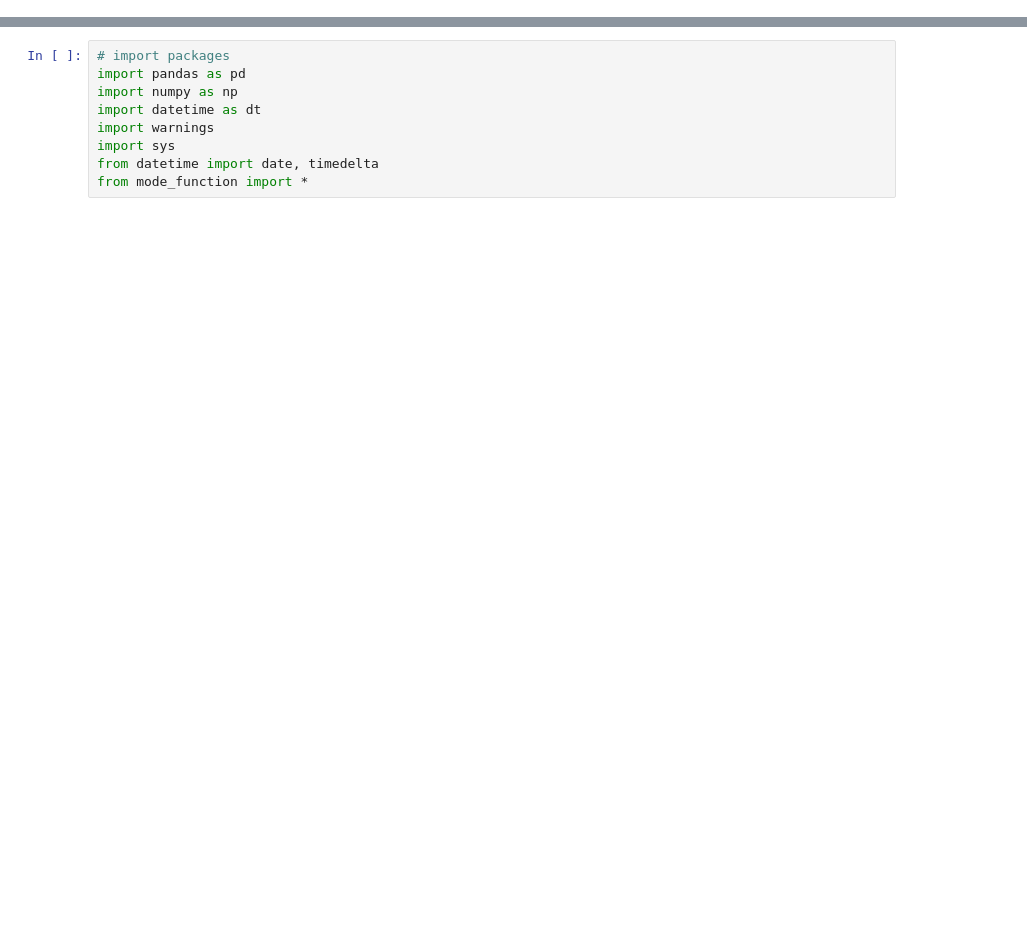
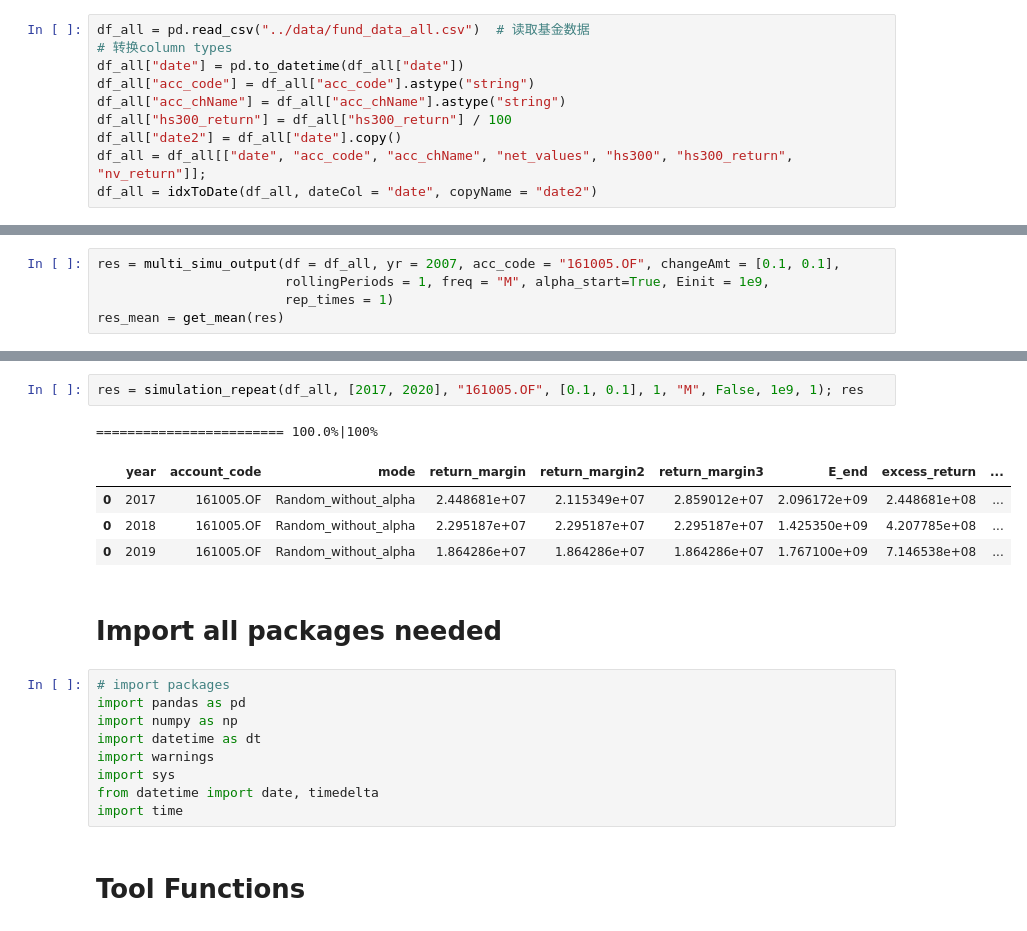
Before and after one commit to Kyle-J-Sun/fund_stimulation, a Jupyter notebook: code/fund_simulation.ipynb, the cells around one changed output, grey strips where cells are left out. Cells and saved outputs as stored; diff of their text form; blank space fills up the shorter version.

```diff
--- a/code/fund_simulation.ipynb
+++ b/code/fund_simulation.ipynb
@@ -2,0 +3,10 @@
+# %%
+df_all = pd.read_csv("../data/fund_data_all.csv")  # 读取基金数据
+# 转换column types
+df_all["date"] = pd.to_datetime(df_all["date"])
+df_all["acc_code"] = df_all["acc_code"].astype("string")
+df_all["acc_chName"] = df_all["acc_chName"].astype("string")
+df_all["hs300_return"] = df_all["hs300_return"] / 100
+df_all["date2"] = df_all["date"].copy()
+df_all = df_all[["date", "acc_code", "acc_chName", "net_values", "hs300", "hs300_return", "nv_return"]];
+df_all = idxToDate(df_all, dateCol = "date", copyName = "date2")
@@ -2,0 +38,5 @@
+# %%
+res = multi_simu_output(df = df_all, yr = 2007, acc_code = "161005.OF", changeAmt = [0.1, 0.1],
+                        rollingPeriods = 1, freq = "M", alpha_start=True, Einit = 1e9,
+                        rep_times = 1)
+res_mean = get_mean(res)
@@ -3,3 +68,13 @@
+# %%
+res = simulation_repeat(df_all, [2017, 2020], "161005.OF", [0.1, 0.1], 1, "M", False, 1e9, 1); res
+# %% [output]
+======================== 100.0%|100%
+|  | year | account_code | mode | return_margin | return_margin2 | return_margin3 | E_end | excess_return | ... |
+| 0 | 2017 | 161005.OF | Random_without_alpha | 2.448681e+07 | 2.115349e+07 | 2.859012e+07 | 2.096172e+09 | 2.448681e+08 | ... |
+| 0 | 2018 | 161005.OF | Random_without_alpha | 2.295187e+07 | 2.295187e+07 | 2.295187e+07 | 1.425350e+09 | 4.207785e+08 | ... |
+| 0 | 2019 | 161005.OF | Random_without_alpha | 1.864286e+07 | 1.864286e+07 | 1.864286e+07 | 1.767100e+09 | 7.146538e+08 | ... |
+# %% [markdown]
+# Import all packages needed
 # %%
 # import packages
 import pandas as pd
@@ -8,4 +83,6 @@ import datetime as dt
 import warnings
 import sys
 from datetime import date, timedelta
-from mode_function import *
+import time
+# %% [markdown]
+# Tool Functions
```
Also changed, not shown: parts of 27 cells of this notebook, 6 other files.
